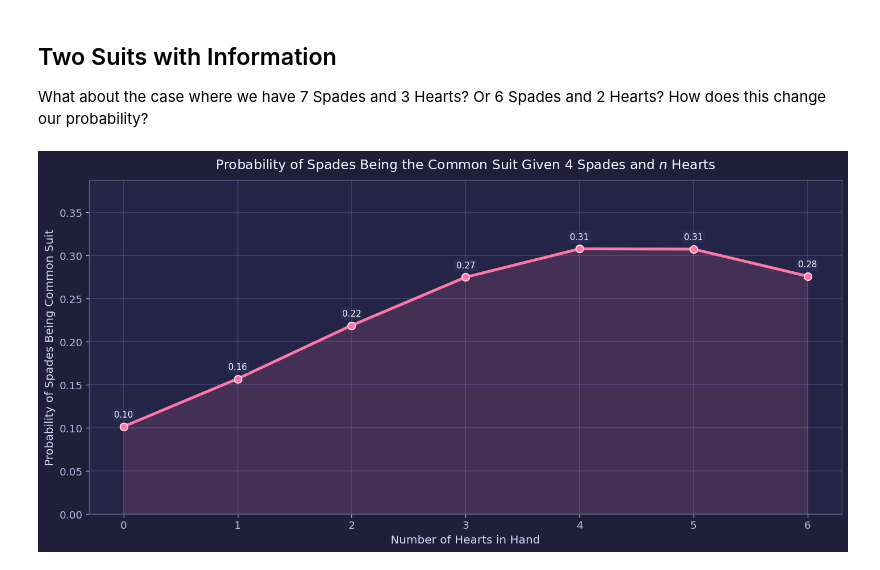
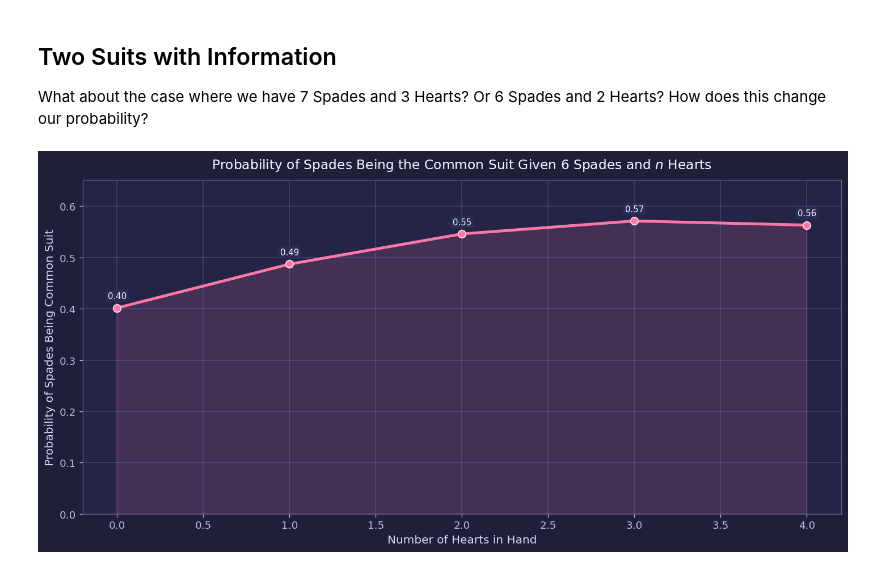
Before and after one commit to FloorMan/figgie-insights, a Jupyter notebook: Figgie_Statistical_Analysis.ipynb, the cells around one changed output. Drawn from its saved outputs; the diff is of its cells as text; code cells hidden in the pictures.

```diff
--- a/Figgie_Statistical_Analysis.ipynb
+++ b/Figgie_Statistical_Analysis.ipynb
@@ -184,10 +184,10 @@ def compute_multi_card_range(suit_observation, other_suit_observations):
 
     return r
 # %%
-SPADES_OBSERVATIONS = 4
-Hearts_OBSERVATIONS = range(0, HAND - SPADES_OBSERVATIONS + 1)
+SPADES_OBSERVATIONS = 6
+HEARTS_OBSERVATIONS = range(0, HAND - SPADES_OBSERVATIONS + 1)
 
-probabilities = compute_multi_card_range(SPADES_OBSERVATIONS, Hearts_OBSERVATIONS)
+probabilities = compute_multi_card_range(SPADES_OBSERVATIONS, HEARTS_OBSERVATIONS)
 plot_probabilities_range(probabilities, fr"Probability of Spades Being the Common Suit Given {SPADES_OBSERVATIONS} Spades and $n$ Hearts", "Number of Hearts in Hand", "Probability of Spades Being Common Suit")
 # %% [output]
-[figure, old version]
+[figure, new version]
```
Also changed, not shown: parts of 3 cells of this notebook, 1 other file.
